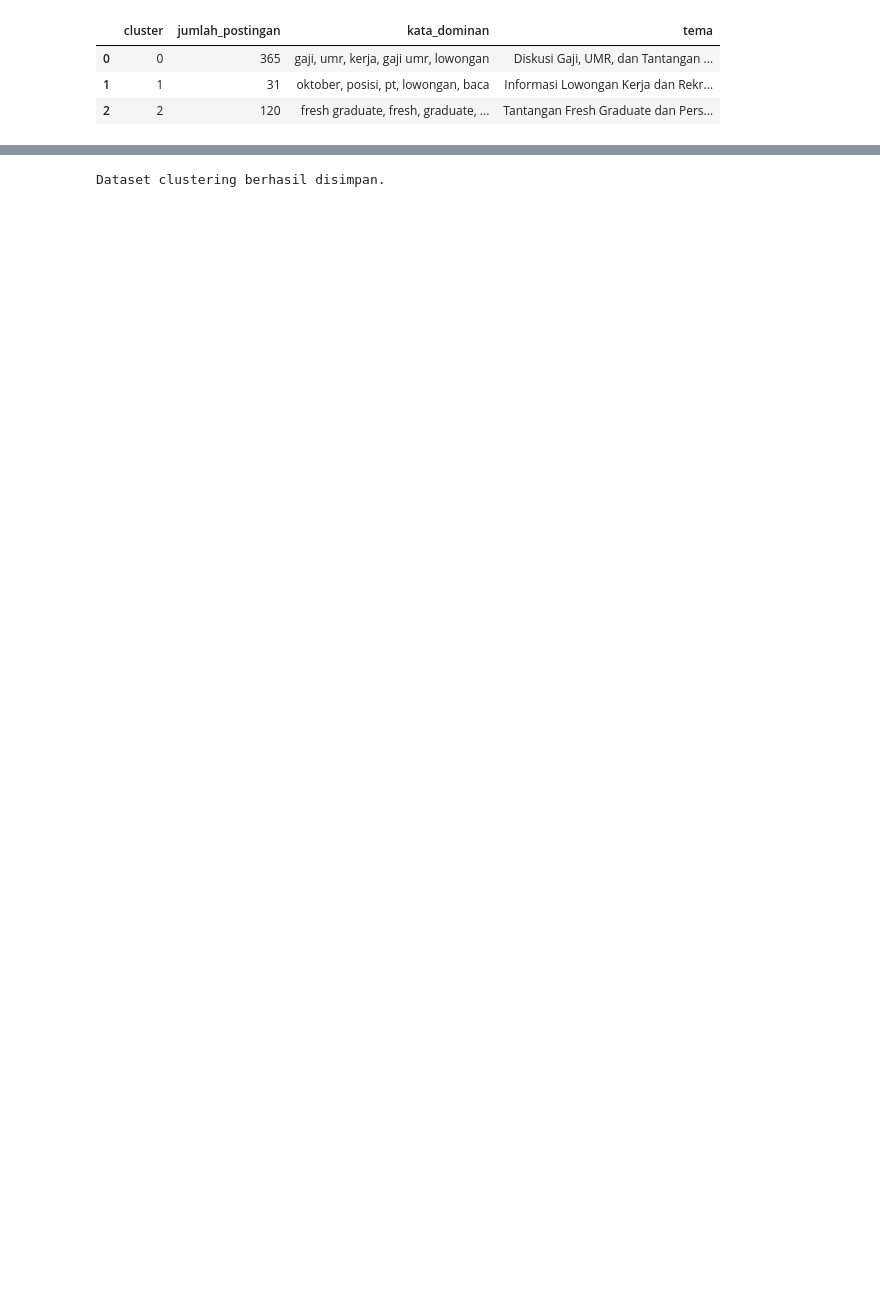
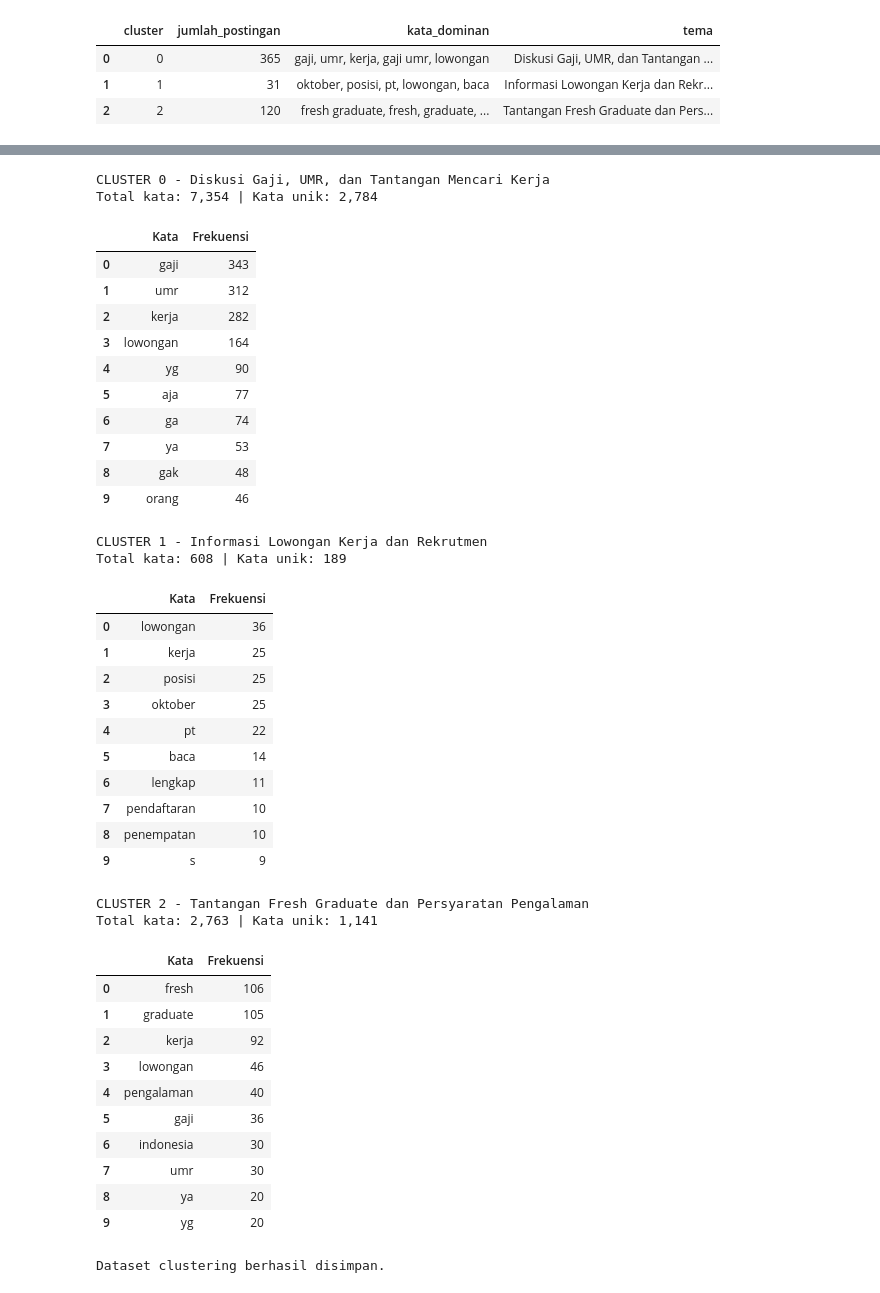
Before and after one commit to Bayustudent56/kelompok_2-_kerja, a Jupyter notebook: Tugas_Kelompok_2.ipynb, the cells around one changed output, grey strips where cells are left out. Drawn from its saved outputs; the diff is of its cells as text; code cells hidden in the pictures; blank space fills up the shorter version.

```diff
--- a/Tugas_Kelompok_2.ipynb
+++ b/Tugas_Kelompok_2.ipynb
@@ -821,3 +825,55 @@ display(ringkasan_cluster)
+# %%
+for i in sorted(df_cluster["cluster"].unique()):
+    kata = " ".join(
+        df_cluster.loc[df_cluster["cluster"] == i, "clean_text"]
+    ).split()
+
+    print(f"\nCLUSTER {i} - {tema_cluster[i]}")
+    print(f"Total kata: {len(kata):,} | Kata unik: {len(set(kata)):,}")
+
+    top = pd.DataFrame(Counter(kata).most_common(10),
+                       columns=["Kata", "Frekuensi"])
+    display(top)
+# %% [output]
+CLUSTER 0 - Diskusi Gaji, UMR, dan Tantangan Mencari Kerja
+Total kata: 7,354 | Kata unik: 2,784
+|  | Kata | Frekuensi |
+| 0 | gaji | 343 |
+| 1 | umr | 312 |
+| 2 | kerja | 282 |
+| 3 | lowongan | 164 |
+| 4 | yg | 90 |
+| 5 | aja | 77 |
+| 6 | ga | 74 |
+| 7 | ya | 53 |
+| 8 | gak | 48 |
+| 9 | orang | 46 |
+CLUSTER 1 - Informasi Lowongan Kerja dan Rekrutmen
+Total kata: 608 | Kata unik: 189
+|  | Kata | Frekuensi |
+| 0 | lowongan | 36 |
+| 1 | kerja | 25 |
+| 2 | posisi | 25 |
+| 3 | oktober | 25 |
+| 4 | pt | 22 |
+| 5 | baca | 14 |
+| 6 | lengkap | 11 |
+| 7 | pendaftaran | 10 |
+| 8 | penempatan | 10 |
+| 9 | s | 9 |
+CLUSTER 2 - Tantangan Fresh Graduate dan Persyaratan Pengalaman
+Total kata: 2,763 | Kata unik: 1,141
+|  | Kata | Frekuensi |
+| 0 | fresh | 106 |
+| 1 | graduate | 105 |
+| 2 | kerja | 92 |
+| 3 | lowongan | 46 |
+| 4 | pengalaman | 40 |
+| 5 | gaji | 36 |
+| 6 | indonesia | 30 |
+| 7 | umr | 30 |
+| 8 | ya | 20 |
+| 9 | yg | 20 |
 # %%
 # Menyimpan dataset yang sudah memiliki label cluster
 df_cluster.to_csv(
```
Also changed, not shown: parts of 26 cells of this notebook.
